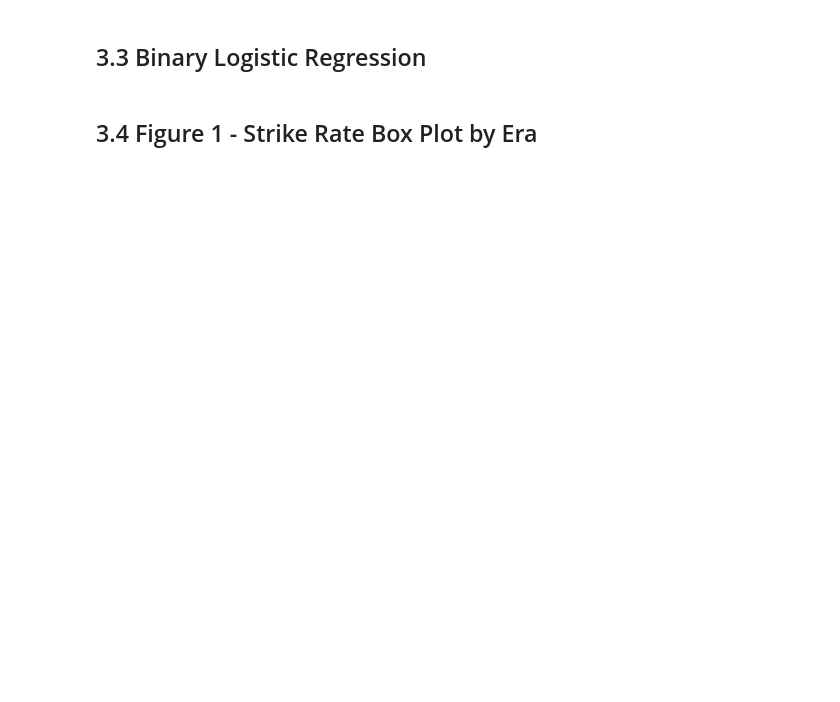
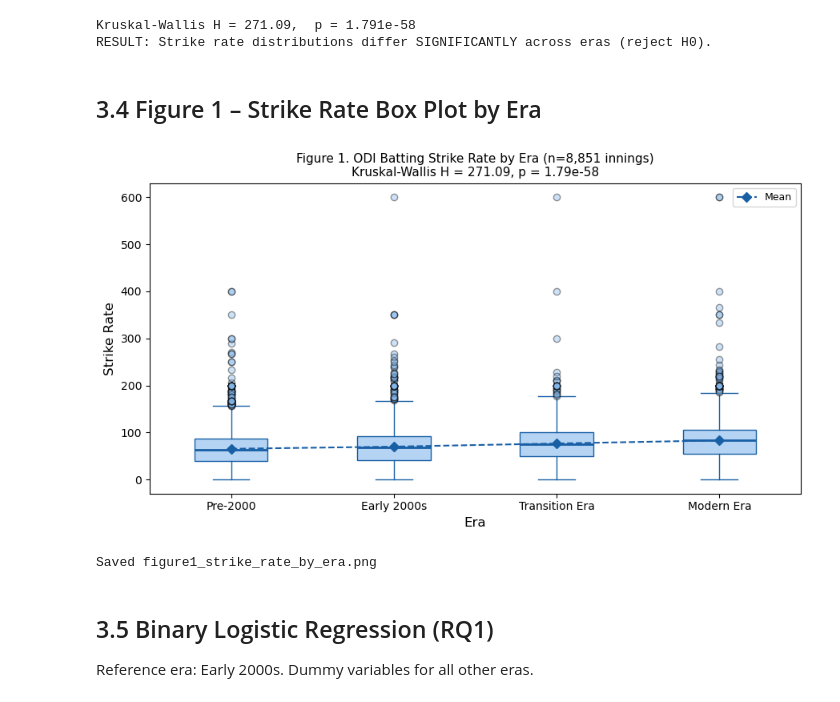
Before and after one commit to jesminec/india-cricket-analytics, a Jupyter notebook: notebooks/03_rq1_era_batting_outcome.ipynb, the cells around one changed output. Cells and saved outputs as stored; diff of their text form; code cells hidden in the pictures; blank space fills up the shorter version.

```diff
--- a/notebooks/03_rq1_era_batting_outcome.ipynb
+++ b/notebooks/03_rq1_era_batting_outcome.ipynb
@@ -23,0 +33,6 @@ match_outcomes = pd.read_csv(PROC / 'match_outcomes.csv')
+# %%
+odi_bat = load_espn_batting(RAW / 'espn_india_odi_batting.csv')
+print(f'ESPN ODI batting: {len(odi_bat):,} innings  |  '
+      f'{odi_bat["player"].nunique()} unique players')
+print('Columns:', list(odi_bat.columns))
+print(odi_bat[['player','runs','balls_faced','strike_rate','era_label']].head(3).to_string())
@@ -39,0 +48,13 @@ for era, s in era_stats.items():
+# %%
+era_order = [b[2] for b in ERA_BOUNDARIES]  # derived from config, not hard-coded
+era_order = [e for e in era_order if e in odi_bat['era_label'].unique()]
+
+era_stats = (
+    odi_bat.dropna(subset=['strike_rate'])
+           .groupby('era_label')['strike_rate']
+           .agg(n='count', mean='mean', sd='std', median='median')
+           .reindex([e for e in era_order if e in odi_bat['era_label'].unique()])
+           .round(2)
+)
+print('Era-wise ODI Strike Rate Summary:')
+print(era_stats.to_string())
@@ -46,2 +70,0 @@ print("  Strike rate distributions differ significantly across eras.")
-# %% [markdown]
-## 3.3 Binary Logistic Regression
@@ -70,2 +71,16 @@ for k, v in metrics.items():
+# %%
+era_groups = [
+    odi_bat[odi_bat['era_label'] == era]['strike_rate'].dropna().values
+    for era in era_order if era in odi_bat['era_label'].unique()
+]
+h_stat, p_val = stats.kruskal(*era_groups)
+print(f'Kruskal-Wallis H = {h_stat:.2f},  p = {p_val:.3e}')
+if p_val < 0.05:
+    print('RESULT: Strike rate distributions differ SIGNIFICANTLY across eras (reject H0).')
+else:
+    print('RESULT: No significant difference across eras (fail to reject H0).')
+# %% [output]
+Kruskal-Wallis H = 271.09,  p = 1.791e-58
+RESULT: Strike rate distributions differ SIGNIFICANTLY across eras (reject H0).
 # %% [markdown]
-## 3.4 Figure 1 - Strike Rate Box Plot by Era
+## 3.4  Figure 1 – Strike Rate Box Plot by Era
@@ -88,0 +87,33 @@ print("Saved: reports/figures/figure1_strike_rate_by_era.png")
+# %%
+valid_eras = [e for e in era_order if e in odi_bat['era_label'].unique()]
+groups     = [odi_bat[odi_bat['era_label'] == e]['strike_rate'].dropna().values
+              for e in valid_eras]
+
+fig, ax = plt.subplots(figsize=(9, 5))
+ax.boxplot(groups, labels=valid_eras, patch_artist=True,
+           boxprops=dict(facecolor='#B5D4F4', color='#185FA5'),
+           medianprops=dict(color='#185FA5', linewidth=2),
+           whiskerprops=dict(color='#185FA5'),
+           capprops=dict(color='#185FA5'),
+           flierprops=dict(marker='o', alpha=0.4, markerfacecolor='#85B7EB'))
+
+means = [np.mean(g) for g in groups]
+ax.plot(range(1, len(valid_eras)+1), means, 'D--', color='#185FA5',
+        markersize=6, label='Mean')
+
+ax.set_xlabel('Era', fontsize=12)
+ax.set_ylabel('Strike Rate', fontsize=12)
+ax.set_title(
+    f'Figure 1. ODI Batting Strike Rate by Era (n={len(odi_bat):,} innings)\n'
+    f'Kruskal-Wallis H = {h_stat:.2f}, p = {p_val:.2e}', fontsize=11)
+ax.legend(fontsize=9)
+fig.tight_layout()
+fig.savefig(FIGS / 'figure1_strike_rate_by_era.png', dpi=150)
+plt.show()
+print('Saved figure1_strike_rate_by_era.png')
+# %% [output]
+[figure, added]
+Saved figure1_strike_rate_by_era.png
+# %% [markdown]
+## 3.5  Binary Logistic Regression (RQ1)
+Reference era: Early 2000s. Dummy variables for all other eras.
```
Also changed, not shown: parts of 18 cells of this notebook, 16 other files.
